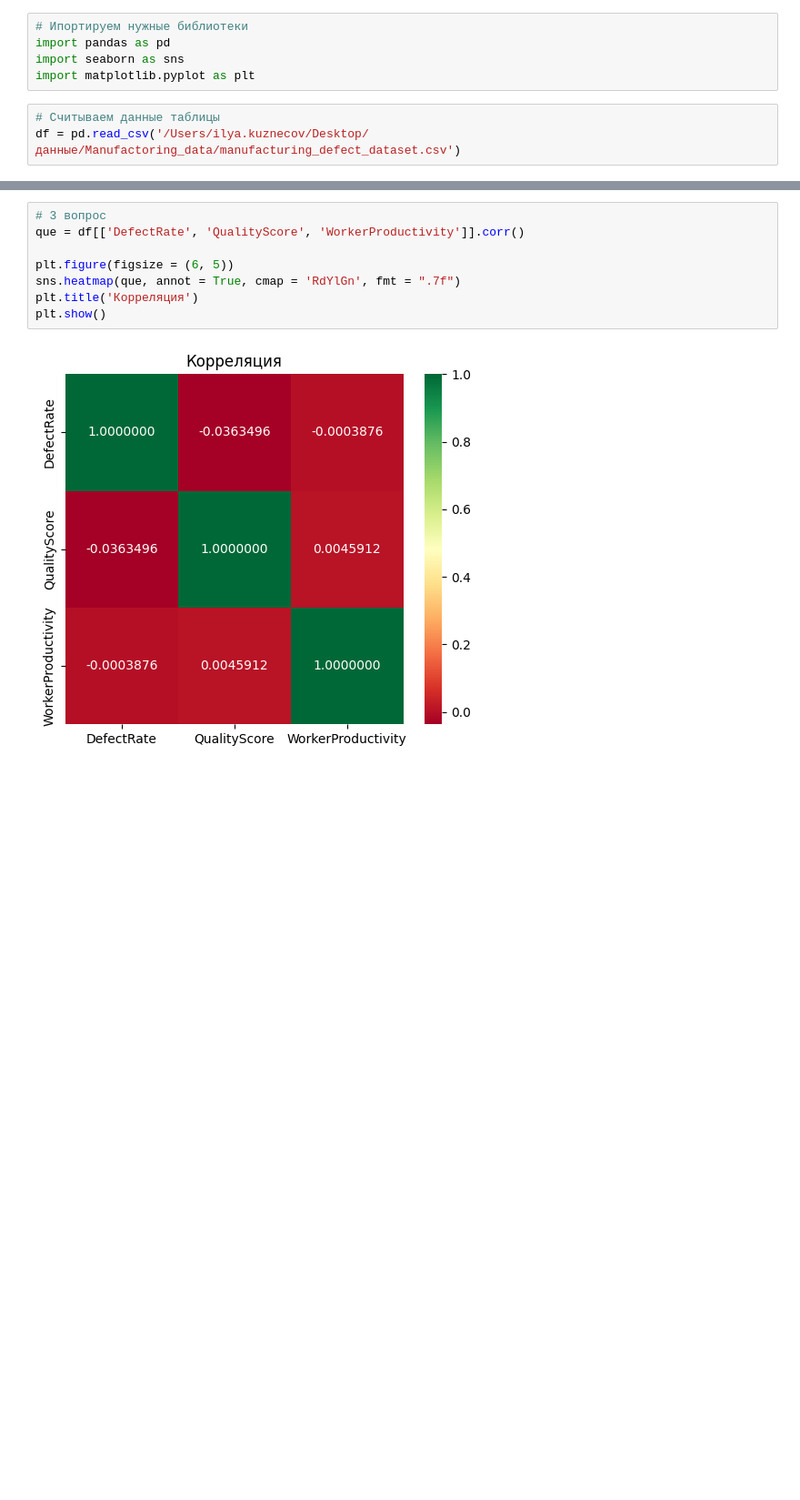
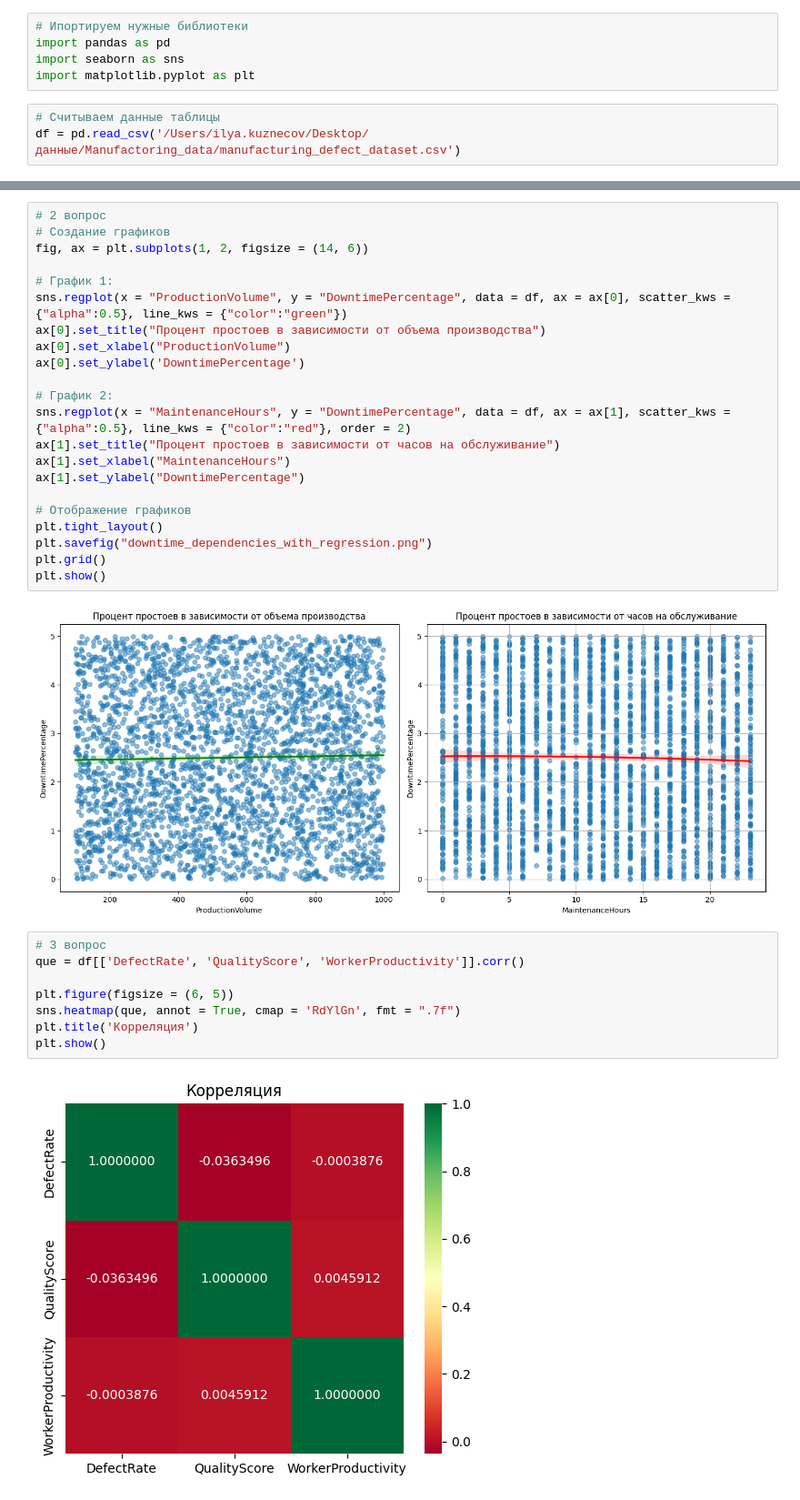
Before and after one commit to Alohamaan/Forecating-defects-in-production, a Jupyter notebook: end.ipynb, the cells around one changed output, grey strips where cells are left out. Shown at 91% size. Saved outputs shown, nothing was run; the diff lists cells and outputs as text; blank space fills up the shorter version.

```diff
--- a/end.ipynb
+++ b/end.ipynb
@@ -38,3 +38,27 @@ plt.grid()
+# %%
+# 2 вопрос
+# Создание графиков
+fig, ax = plt.subplots(1, 2, figsize = (14, 6))
+
+# График 1:
+sns.regplot(x = "ProductionVolume", y = "DowntimePercentage", data = df, ax = ax[0], scatter_kws = {"alpha":0.5}, line_kws = {"color":"green"})
+ax[0].set_title("Процент простоев в зависимости от объема производства")
+ax[0].set_xlabel("ProductionVolume")
+ax[0].set_ylabel('DowntimePercentage')
+
+# График 2:
+sns.regplot(x = "MaintenanceHours", y = "DowntimePercentage", data = df, ax = ax[1], scatter_kws = {"alpha":0.5}, line_kws = {"color":"red"}, order = 2)
+ax[1].set_title("Процент простоев в зависимости от часов на обслуживание")
+ax[1].set_xlabel("MaintenanceHours")
+ax[1].set_ylabel("DowntimePercentage")
+
+# Отображение графиков
+plt.tight_layout()
+plt.savefig("downtime_dependencies_with_regression.png")
+plt.grid()
+plt.show()
+# %% [output]
+[figure, added]
 # %%
 # 3 вопрос
 que = df[['DefectRate', 'QualityScore', 'WorkerProductivity']].corr()
```
Also changed, not shown: parts of 3 cells of this notebook.
